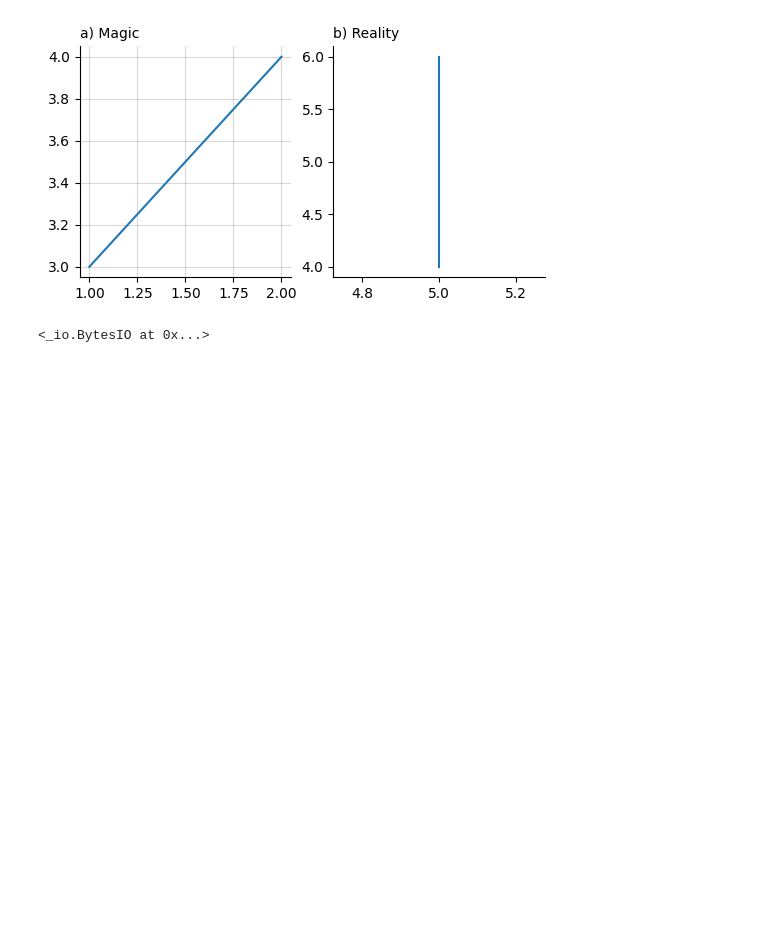
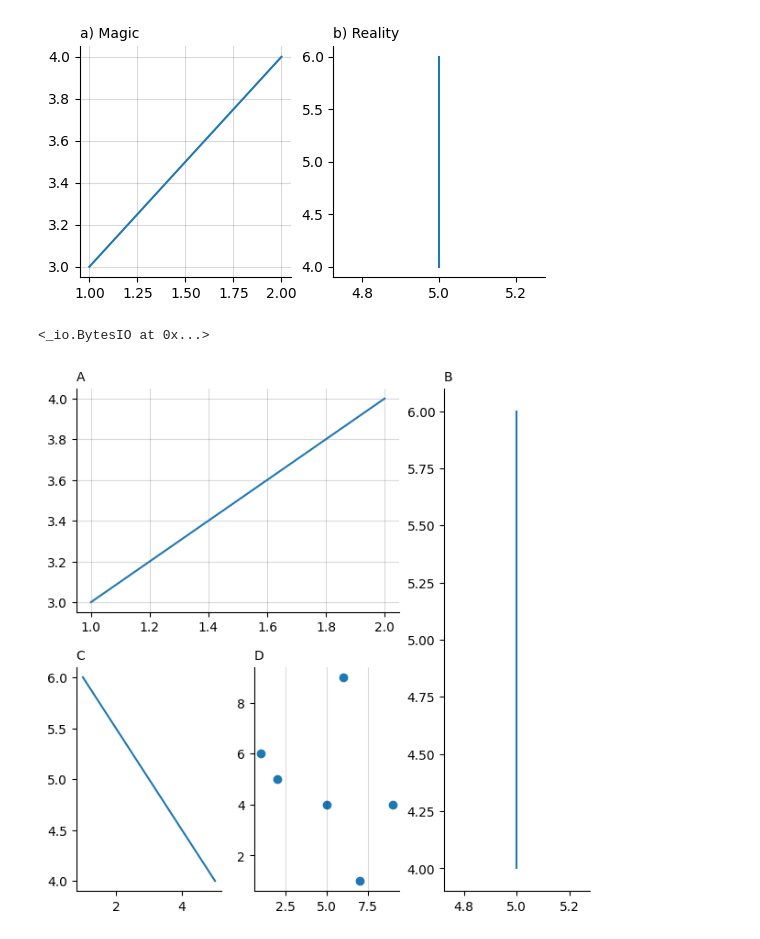
Before and after one commit to mschroen/figurex, a Jupyter notebook: examples.ipynb, the cells around one changed output. Drawn from its saved outputs; the diff is of its cells as text; code cells hidden in the pictures; blank space fills up the shorter version.

```diff
--- a/examples.ipynb
+++ b/examples.ipynb
@@ -20,3 +20,15 @@ with Figure("Tea party", save="memory") as memory:
 memory
 # %% [output]
 <_io.BytesIO at 0x...>
+# %%
+with Figure(layout=[[0,0,1],[2,3,1]], grid="xy"):
+    with Panel("A") as ax:
+        ax.plot([1,2],[3,4])
+    with Panel("B", grid="") as ax:
+        ax.plot([5,5],[6,4])
+    with Panel("C", grid="") as ax:
+        ax.plot([1,5],[6,4])
+    with Panel("D", grid="x") as ax:
+        ax.scatter([1,5,6,2,7,9],[6,4,9,5,1,4])
+# %% [output]
+[figure, added]
```
Also changed, not shown: 2 other files.
